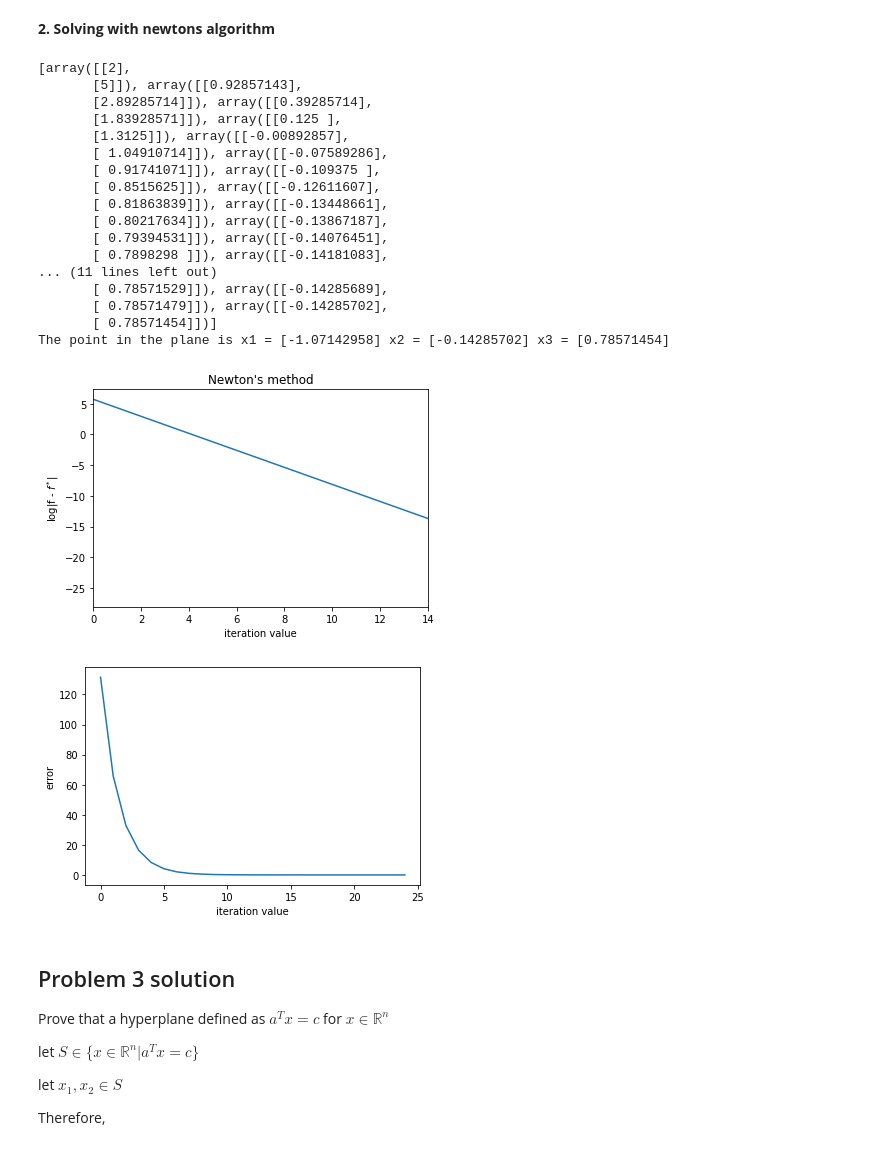
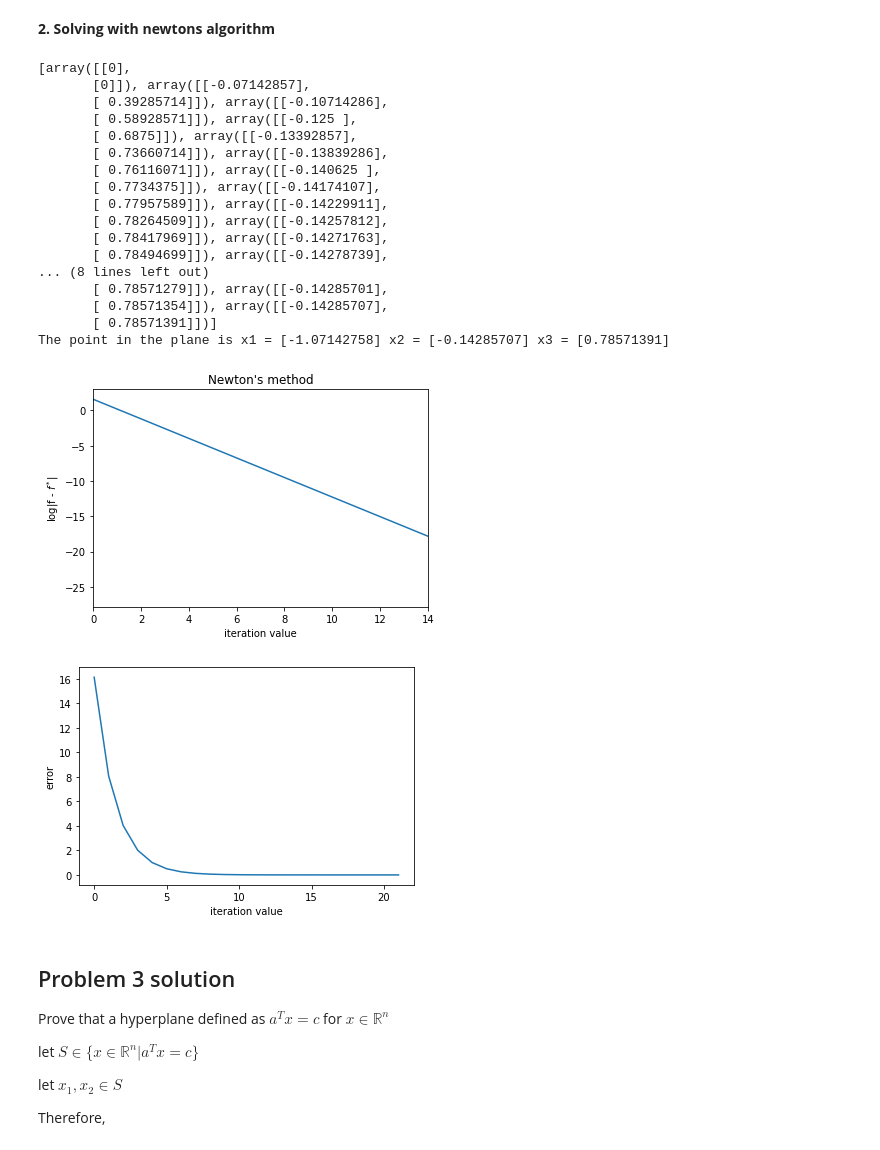
Before and after one commit to toolazytokeep/Design-Optimization, a Jupyter notebook: Homework 2 solution.ipynb, the cells around one changed output. Saved outputs shown, nothing was run; the diff lists cells and outputs as text; code cells hidden in the pictures.

```diff
--- a/Homework 2 solution.ipynb
+++ b/Homework 2 solution.ipynb
@@ -83,7 +83,7 @@ def grad(x):
     return np.array([10 * x[0] + 12 * x[1] - 8, 20 * x[1] + 12 * x[0] - 14])
 
 eps = 1e-5  # using epsilon as termination criteria
-x_0 = np.array([[2], [5]]) # where x_0 is the initial guess
+x_0 = np.array([[0], [0]]) # where x_0 is the initial guess
 iter = 0  # counter
 soln = [x_0]
 x = soln[iter]  # starting with the initial guess of 2,5
@@ -163,7 +163,7 @@ def grad(x):
     return np.array([10 * x[0] + 12 * x[1] - 8, 20 * x[1] + 12 * x[0] - 14])
 
 eps = 1e-5  # using epsilon as termination criteria
-x_0 = np.array([[2], [5]])  # where x_0 is the initial guess
+x_0 = np.array([[0], [0]])  # where x_0 is the initial guess
 iter = 0
 soln = [x_0]
 x = soln[iter]  # starting with the initial guess of 2,5
@@ -178,52 +178,52 @@ error_list.append(error)
 iter_list.append(iter)
 
 while error >= eps:  # searching while gradient norm is larger than epsilon
     x = x - dx * np.matmul(np.linalg.inv(H), grad(x))
     soln.append(x)
     error = np.linalg.norm(grad(x), ord=2)
     iter += 1
     error_list.append(error)
     iter_list.append(iter)
 
 print(soln)  # print the search trajectory
 print('The point in the plane is', 'x1 =', 1-2*soln[-1][0]-3*soln[-1][1], 'x2 =', soln[-1][0], 'x3 =', soln[-1][1])
 f_error_list = list()
 for i in range(len(iter_list)):
     f_error_list.append(np.log(abs(obj(soln[i]) - obj(soln[-1]))))
 
 mplt.figure(1)
 mplt.plot(iter_list, f_error_list)
 mplt.xlabel('iteration value')
 mplt.xlim(0, 14)
 mplt.ylabel('log|f - $f^*$|')
 mplt.title('''Newton's method''')
 mplt.show()
 
 mplt.figure(2)
 mplt.plot(iter_list, error_list)
 mplt.xlabel('iteration value')
 mplt.ylabel('error')
 mplt.show()
 # %% [output]
-[array([[2],
-       [5]]), array([[0.92857143],
-       [2.89285714]]), array([[0.39285714],
-       [1.83928571]]), array([[0.125 ],
-       [1.3125]]), array([[-0.00892857],
-       [ 1.04910714]]), array([[-0.07589286],
-       [ 0.91741071]]), array([[-0.109375 ],
-       [ 0.8515625]]), array([[-0.12611607],
-       [ 0.81863839]]), array([[-0.13448661],
-       [ 0.80217634]]), array([[-0.13867187],
-       [ 0.79394531]]), array([[-0.14076451],
-       [ 0.7898298 ]]), array([[-0.14181083],
-... (11 lines left out)
-       [ 0.78571529]]), array([[-0.14285689],
-       [ 0.78571479]]), array([[-0.14285702],
-       [ 0.78571454]])]
-The point in the plane is x1 = [-1.07142958] x2 = [-0.14285702] x3 = [0.78571454]
+[array([[0],
+       [0]]), array([[-0.07142857],
+       [ 0.39285714]]), array([[-0.10714286],
+       [ 0.58928571]]), array([[-0.125 ],
+       [ 0.6875]]), array([[-0.13392857],
+       [ 0.73660714]]), array([[-0.13839286],
+       [ 0.76116071]]), array([[-0.140625 ],
+       [ 0.7734375]]), array([[-0.14174107],
+       [ 0.77957589]]), array([[-0.14229911],
+       [ 0.78264509]]), array([[-0.14257812],
+       [ 0.78417969]]), array([[-0.14271763],
+       [ 0.78494699]]), array([[-0.14278739],
+... (8 lines left out)
+       [ 0.78571279]]), array([[-0.14285701],
+       [ 0.78571354]]), array([[-0.14285707],
+       [ 0.78571391]])]
+The point in the plane is x1 = [-1.07142758] x2 = [-0.14285707] x3 = [0.78571391]
-[figure, old version]
+[figure, new version]
-[figure, old version]
+[figure, new version]
 # %% [markdown]
 ## Problem 3 solution
 
```
Also changed, not shown: parts of 3 cells of this notebook.
